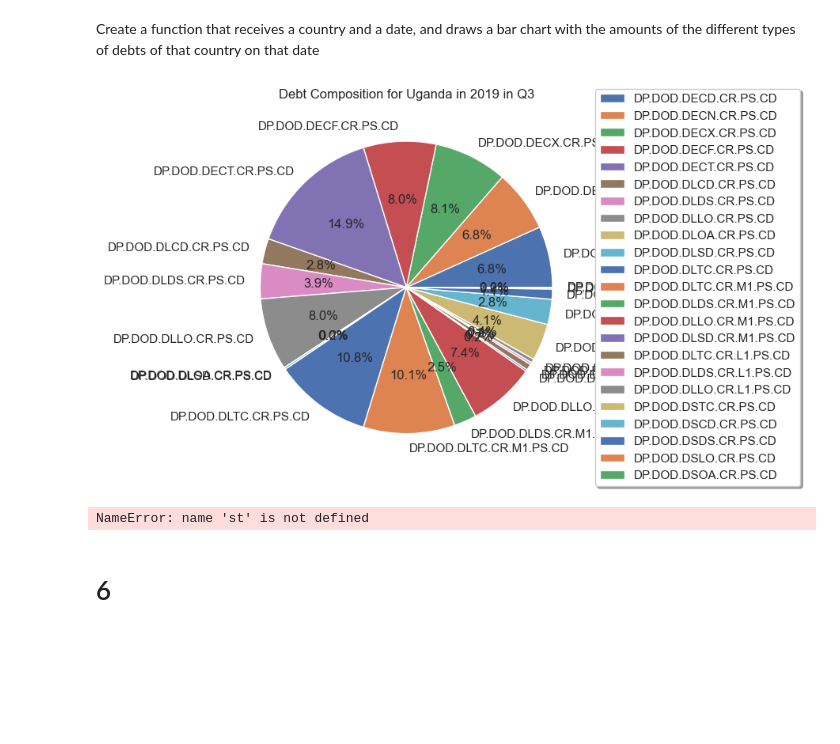
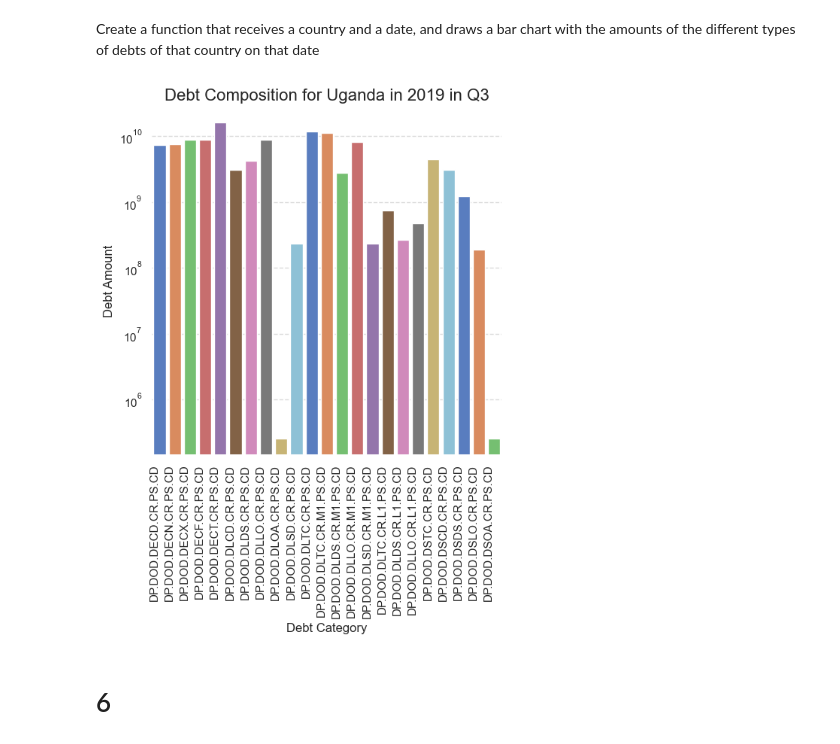
Before and after one commit to ymb287/IEU_Advanced_Coding_2, a Jupyter notebook: Project_2.ipynb, the cells around one changed output. Drawn from its saved outputs; the diff is of its cells as text; code cells hidden in the pictures; blank space fills up the shorter version.

```diff
--- a/Project_2.ipynb
+++ b/Project_2.ipynb
@@ -243,29 +243,37 @@ pie_cart('Uganda', '2019Q3')
 # %% [markdown]
 Create a function that receives a country and a date, and draws a bar chart with the amounts of the different types of debts of that country on that date
 # %%
-import pandas as pd
-import seaborn as sns
-import matplotlib.pyplot as plt
+def barchart_all(country, date):
+    df = debt_long[(debt_long['Country Name'] == country) & (debt_long['Date'] == date)]
+    if df.empty:
+        st.error(f'No data available for {country} on {date}.')
+        return
+    else:
+        # drop rows with 0
+        df = df[df['Debt'] != 0]
+        sizes = df['Debt'].tolist()
+        labels = df['Series Code'].tolist()
 
-def pie_chart_all_debt(country, date):
-    df = debt_long[(debt_long['Country Name'] == country) & (debt_long['Date'] == date)]
-    df = df[df['Debt'] != 0]
-    sizes = df['Debt'].tolist()
-    labels = df['Series Code'].tolist()
+        fig, ax = plt.subplots(figsize=(6, 6))
+        sns.set(style="whitegrid")
+        sns.barplot(x=labels, y=sizes, palette="muted")
 
-    fig, ax = plt.subplots(figsize=(6, 6))
-    sns.set(style="whitegrid")
-    plt.pie(sizes, labels=labels, autopct='%1.1f%%')
-    plt.title(f'Debt Composition for {country} in {date[:4]} in {date[-2:]}')
-    # Show the legend at the bottom with the amount of debt
-    plt.legend(loc='center left', bbox_to_anchor=(1, 0.5), shadow=True, ncol=1)
-    plt.show()
-    st.pyplot(fig)
+        plt.title(f'Debt Composition for {country} in {date[:4]} in {date[-2:]}', fontsize=16)
+        plt.xlabel('Debt Category', fontsize=12)
+        plt.ylabel('Debt Amount', fontsize=12)
 
-pie_chart_all_debt('Uganda', '2019Q3')
+        plt.yscale('log')
+        plt.xticks(rotation=90, ha='right')
+
+        # Add grid lines and remove spines
+        plt.grid(axis='y', linestyle='--', alpha=0.7)
+        sns.despine(left=True, bottom=True)
+
+        plt.show()
+
+barchart_all('Uganda', '2019Q3')
 # %% [output]
-[figure, old version]
+[figure, new version]
-NameError: name 'st' is not defined
 # %% [markdown]
 # 6
 # %% [markdown]
```
Also changed, not shown: parts of 1 cell of this notebook, 1 other file.
